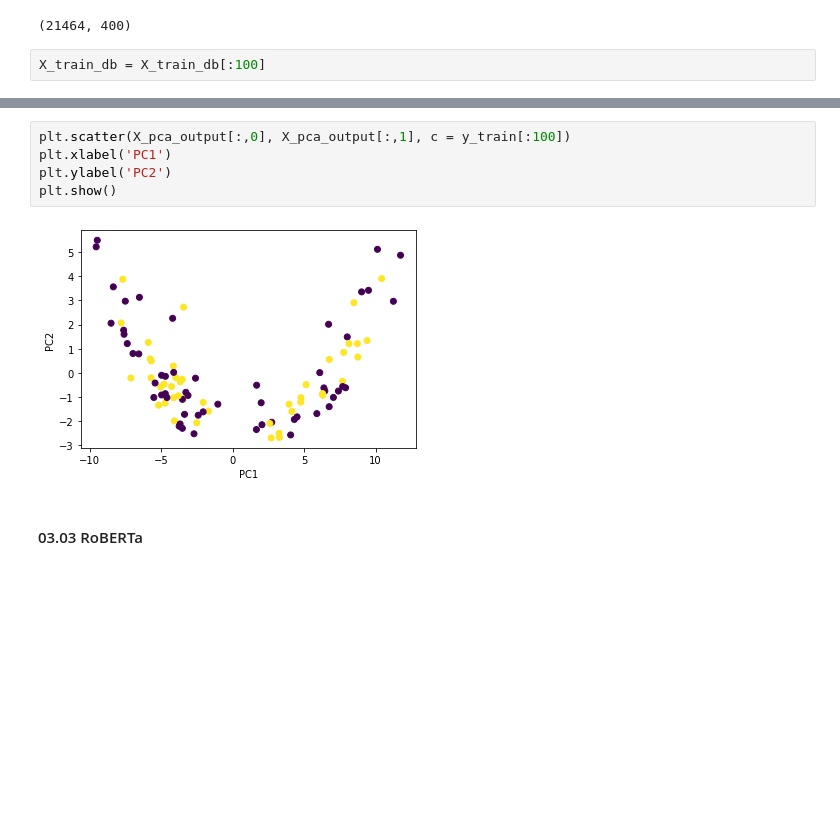
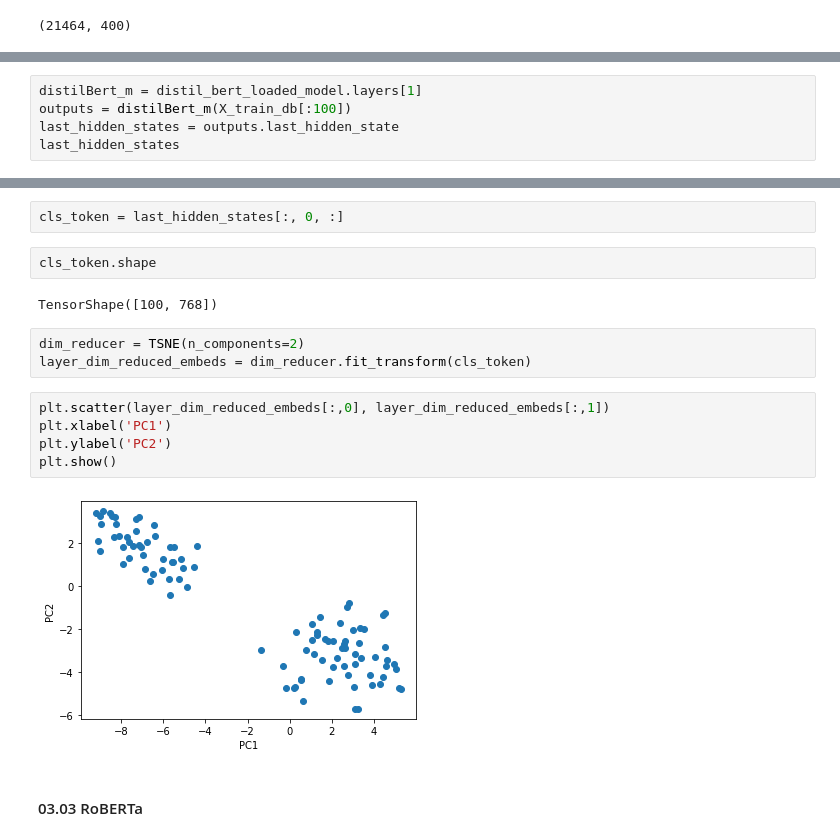
Before and after one commit to subhabrata-ghosh-1988/Transformers, a Jupyter notebook: Transformers_Ensemble.ipynb, the cells around one changed output, grey strips where cells are left out. Drawn from its saved outputs; the diff is of its cells as text; blank space fills up the shorter version.

```diff
--- a/Transformers_Ensemble.ipynb
+++ b/Transformers_Ensemble.ipynb
@@ -401,5 +401,3 @@ X_train_db = fast_encode(X_train_db, fast_tokenizer, maxlen=400)
 X_train_db.shape
 # %% [output]
 (21464, 400)
-# %%
-X_train_db = X_train_db[:100]
@@ -453,0 +404,5 @@ X_pca_output = pca.fit_transform(layerOutput)
+# %%
+distilBert_m = distil_bert_loaded_model.layers[1]
+outputs = distilBert_m(X_train_db[:100])
+last_hidden_states = outputs.last_hidden_state
+last_hidden_states
@@ -454,10 +427,19 @@ X_pca_output = pca.fit_transform(layerOutput)
+# %%
+cls_token = last_hidden_states[:, 0, :]
+# %%
+cls_token.shape
+# %% [output]
+TensorShape([100, 768])
+# %%
+dim_reducer = TSNE(n_components=2)
+layer_dim_reduced_embeds = dim_reducer.fit_transform(cls_token)
 # %%
-plt.scatter(X_pca_output[:,0], X_pca_output[:,1], c = y_train[:100])
+plt.scatter(layer_dim_reduced_embeds[:,0], layer_dim_reduced_embeds[:,1])
 plt.xlabel('PC1')
 plt.ylabel('PC2')
 plt.show()
 # %% [output]
-[figure, old version]
+[figure, new version]
 # %% [markdown]
 #### 03.03 RoBERTa
 # %%
```
Also changed, not shown: parts of 7 cells of this notebook.
